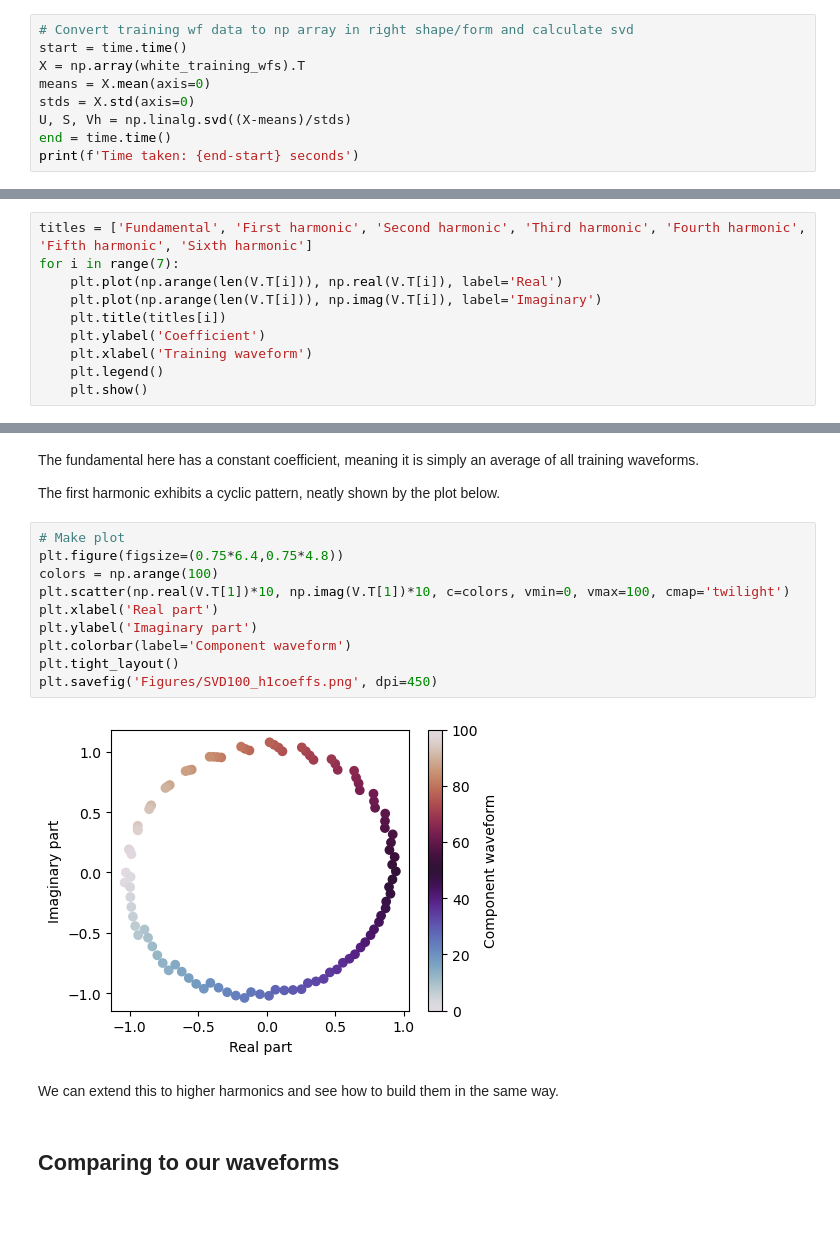
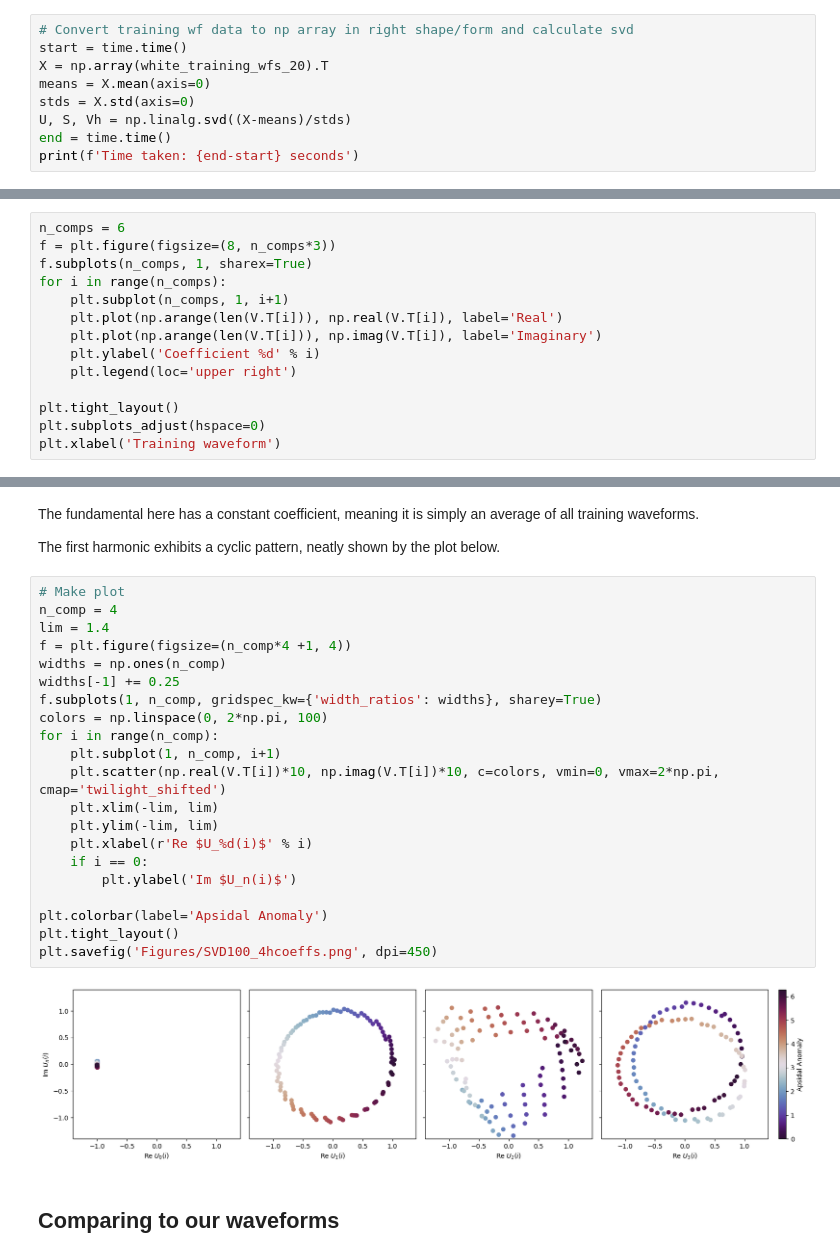
Before and after one commit to BenGPatterson/EccentricHarmonics, a Jupyter notebook: SVD.ipynb, the cells around one changed output, grey strips where cells are left out. Drawn from its saved outputs; the diff is of its cells as text; blank space fills up the shorter version.

```diff
--- a/SVD.ipynb
+++ b/SVD.ipynb
@@ -94,7 +97,7 @@ $\mathbf{X}$ is the complex $m \times n$ matrix consisting of the training wavef
 # %%
 # Convert training wf data to np array in right shape/form and calculate svd
 start = time.time()
-X = np.array(white_training_wfs).T
+X = np.array(white_training_wfs_20).T
 means = X.mean(axis=0)
 stds = X.std(axis=0)
 U, S, Vh = np.linalg.svd((X-means)/stds)
@@ -182,11 +205,15 @@ Finally, we will take a look at $\mathbf{V}$ to see how to express these harmoni
 # %%
-titles = ['Fundamental', 'First harmonic', 'Second harmonic', 'Third harmonic', 'Fourth harmonic', 'Fifth harmonic', 'Sixth harmonic']
-for i in range(7):
+n_comps = 6
+f = plt.figure(figsize=(8, n_comps*3))
+f.subplots(n_comps, 1, sharex=True)
+for i in range(n_comps):
+    plt.subplot(n_comps, 1, i+1)
     plt.plot(np.arange(len(V.T[i])), np.real(V.T[i]), label='Real')
     plt.plot(np.arange(len(V.T[i])), np.imag(V.T[i]), label='Imaginary')
-    plt.title(titles[i])
-    plt.ylabel('Coefficient')
-    plt.xlabel('Training waveform')
-    plt.legend()
-    plt.show()
+    plt.ylabel('Coefficient %d' % i)
+    plt.legend(loc='upper right')
+
+plt.tight_layout()
+plt.subplots_adjust(hspace=0)
+plt.xlabel('Training waveform')
 # %% [output]
@@ -203,18 +225,27 @@ The fundamental here has a constant coefficient, meaning it is simply an average
 The first harmonic exhibits a cyclic pattern, neatly shown by the plot below.
 # %%
 # Make plot
-plt.figure(figsize=(0.75*6.4,0.75*4.8))
-colors = np.arange(100)
-plt.scatter(np.real(V.T[1])*10, np.imag(V.T[1])*10, c=colors, vmin=0, vmax=100, cmap='twilight')
-plt.xlabel('Real part')
-plt.ylabel('Imaginary part')
-plt.colorbar(label='Component waveform')
+n_comp = 4
+lim = 1.4
+f = plt.figure(figsize=(n_comp*4 +1, 4))
+widths = np.ones(n_comp)
+widths[-1] += 0.25
+f.subplots(1, n_comp, gridspec_kw={'width_ratios': widths}, sharey=True)
+colors = np.linspace(0, 2*np.pi, 100)
+for i in range(n_comp):
+    plt.subplot(1, n_comp, i+1)
+    plt.scatter(np.real(V.T[i])*10, np.imag(V.T[i])*10, c=colors, vmin=0, vmax=2*np.pi, cmap='twilight_shifted')
+    plt.xlim(-lim, lim)
+    plt.ylim(-lim, lim)
+    plt.xlabel(r'Re $U_%d(i)$' % i)
+    if i == 0:
+        plt.ylabel('Im $U_n(i)$')
+
+plt.colorbar(label='Apsidal Anomaly')
 plt.tight_layout()
-plt.savefig('Figures/SVD100_h1coeffs.png', dpi=450)
+plt.savefig('Figures/SVD100_4hcoeffs.png', dpi=450)
 # %% [output]
-[figure, old version]
+[figure, new version]
-# %% [markdown]
-We can extend this to higher harmonics and see how to build them in the same way.
 # %% [markdown]
 ## Comparing to our waveforms
 # %% [markdown]
```
Also changed, not shown: parts of 17 cells of this notebook, 2 other files.
